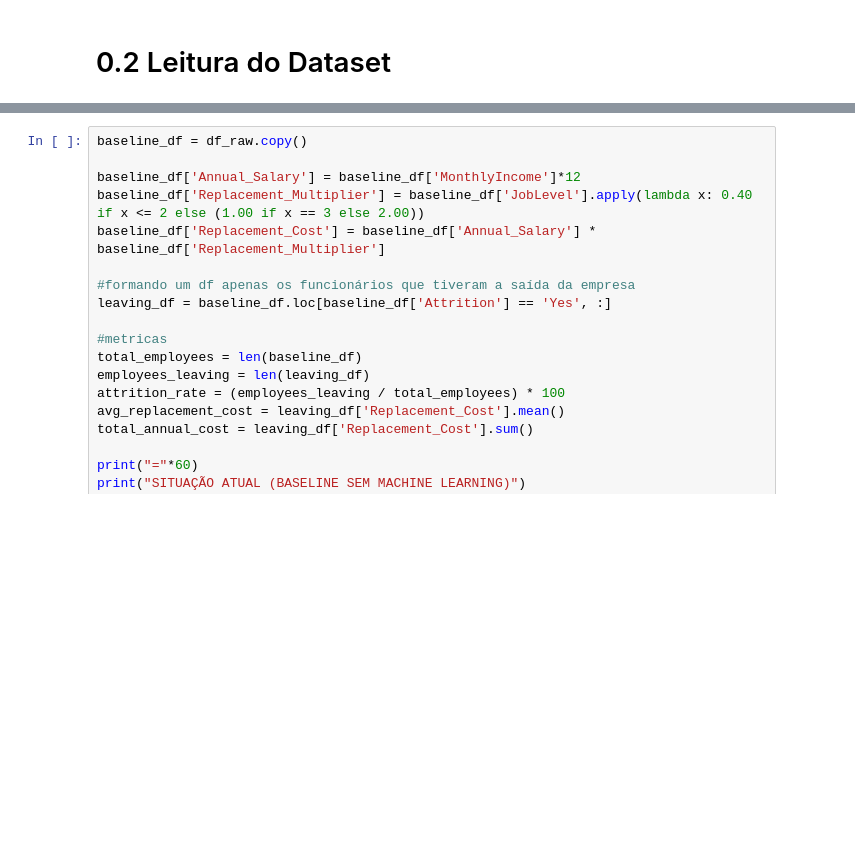
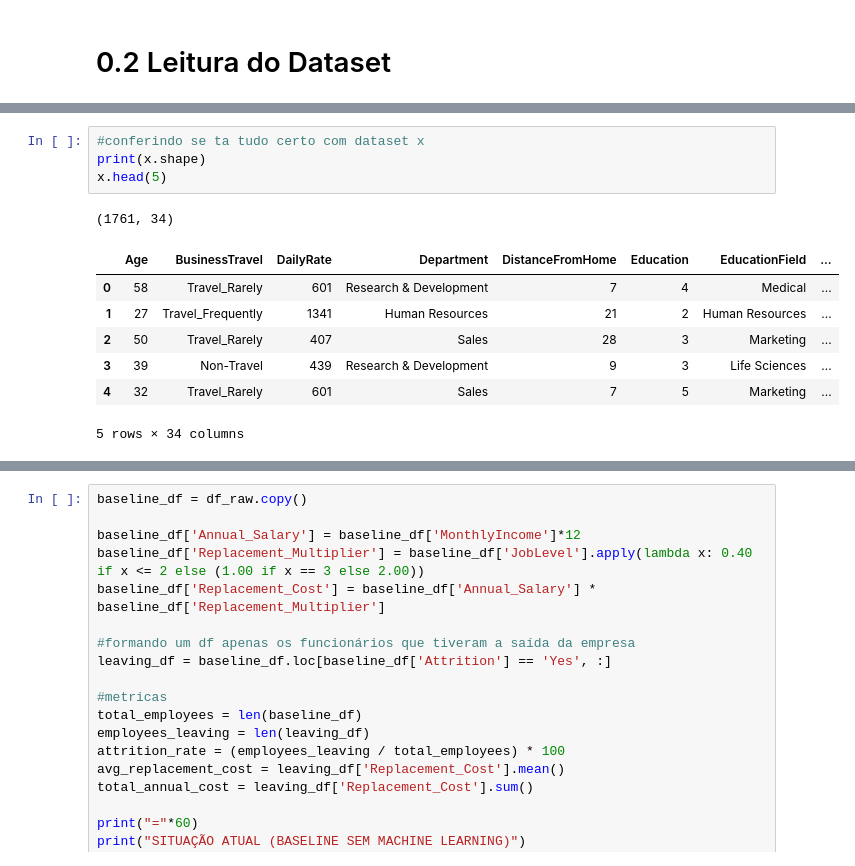
Before and after one commit to lucasffreitasds/projeto_RH_CRISP, a Jupyter notebook: projeto_RH_CRISP.ipynb, the cells around one changed output, grey strips where cells are left out. Drawn from its saved outputs; the diff is of its cells as text; blank space fills up the shorter version.

```diff
--- a/projeto_RH_CRISP.ipynb
+++ b/projeto_RH_CRISP.ipynb
@@ -30,0 +30,13 @@ df_raw.head(10).T
+# %%
+#conferindo se ta tudo certo com dataset x
+print(x.shape)
+x.head(5)
+# %% [output]
+(1761, 34)
+|  | Age | BusinessTravel | DailyRate | Department | DistanceFromHome | Education | EducationField | ... |
+| 0 | 58 | Travel_Rarely | 601 | Research & Development | 7 | 4 | Medical | ... |
+| 1 | 27 | Travel_Frequently | 1341 | Human Resources | 21 | 2 | Human Resources | ... |
+| 2 | 50 | Travel_Rarely | 407 | Sales | 28 | 3 | Marketing | ... |
+| 3 | 39 | Non-Travel | 439 | Research & Development | 9 | 3 | Life Sciences | ... |
+| 4 | 32 | Travel_Rarely | 601 | Sales | 7 | 5 | Marketing | ... |
+5 rows × 34 columns
```
Also changed, not shown: parts of 20 cells of this notebook.
